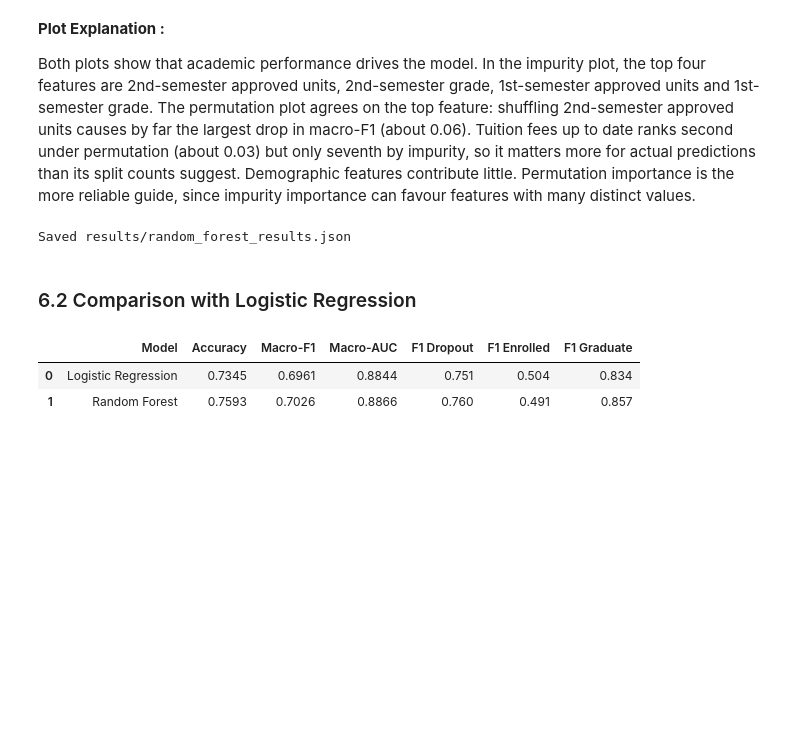
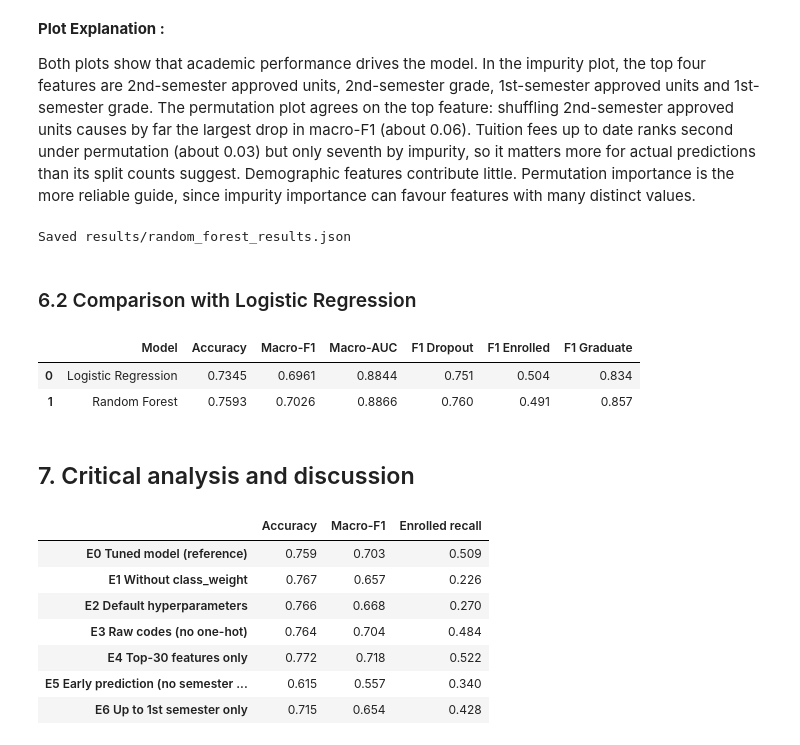
Before and after one commit to LoshithaAI/ML-Assignment, a Jupyter notebook: notebooks/random_forest.ipynb, the cells around one changed output. Drawn from its saved outputs; the diff is of its cells as text; code cells hidden in the pictures; blank space fills up the shorter version.

Commit message:
Critical analysis and discussion

```diff
--- a/notebooks/random_forest.ipynb
+++ b/notebooks/random_forest.ipynb
@@ -587,3 +587,55 @@ pd.DataFrame(rows)
 |  | Model | Accuracy | Macro-F1 | Macro-AUC | F1 Dropout | F1 Enrolled | F1 Graduate |
 | 0 | Logistic Regression | 0.7345 | 0.6961 | 0.8844 | 0.751 | 0.504 | 0.834 |
 | 1 | Random Forest | 0.7593 | 0.7026 | 0.8866 | 0.760 | 0.491 | 0.857 |
+# %% [markdown]
+## 7. Critical analysis and discussion
+# %%
+#Improvement experiments
+tuned = dict(search.best_params_)
+experiments = {}
+
+def evaluate(name, params, Xtr, Xte):
+    m = RandomForestClassifier(**{**params, "random_state": RANDOM_STATE, "n_jobs": -1}).fit(Xtr, y_train)
+    p = m.predict(Xte)
+    experiments[name] = {"Accuracy": accuracy_score(y_test, p),
+                         "Macro-F1": f1_score(y_test, p, average="macro"),
+                         "Enrolled recall": recall_score(y_test, p, labels=["Enrolled"], average=None)[0]}
+    return m
+
+# E0: tuned model (reference)
+evaluate("E0 Tuned model (reference)", tuned, X_train, X_test)
+
+# E1: no class weights
+evaluate("E1 Without class_weight", {**tuned, "class_weight": None}, X_train, X_test)
+
+# E2: default hyperparameters (what tuning changed)
+evaluate("E2 Default hyperparameters", {}, X_train, X_test)
+
+# E3: raw integer codes instead of one-hot (trees can split on codes directly)
+X_raw = df.drop(columns="Target")
+Xr_train, Xr_test, _, _ = train_test_split(X_raw, y, test_size=0.2, stratify=y, random_state=RANDOM_STATE)
+evaluate("E3 Raw codes (no one-hot)", tuned, Xr_train, Xr_test)
+
+# E4: feature selection - keep only the 30 most important features
+top30 = list(imp.head(30).index)
+evaluate("E4 Top-30 features only", tuned, X_train[top30], X_test[top30])
+
+# E5: EARLY prediction - remove all 1st/2nd-semester performance features
+early_cols = [c for c in X_train.columns if not c.startswith("Curricular units")]
+evaluate("E5 Early prediction (no semester data)", tuned, X_train[early_cols], X_test[early_cols])
+
+# E6: only information up to the 1st semester
+sem1_cols = [c for c in X_train.columns if not c.startswith("Curricular units 2nd sem")]
+evaluate("E6 Up to 1st semester only", tuned, X_train[sem1_cols], X_test[sem1_cols])
+
+exp_table = pd.DataFrame(experiments).T.round(3)
+exp_table
+# %% [output]
+|  | Accuracy | Macro-F1 | Enrolled recall |
+| E0 Tuned model (reference) | 0.759 | 0.703 | 0.509 |
+| E1 Without class_weight | 0.767 | 0.657 | 0.226 |
+| E2 Default hyperparameters | 0.766 | 0.668 | 0.270 |
+| E3 Raw codes (no one-hot) | 0.764 | 0.704 | 0.484 |
+| E4 Top-30 features only | 0.772 | 0.718 | 0.522 |
+| E5 Early prediction (no semester ... | 0.615 | 0.557 | 0.340 |
+| E6 Up to 1st semester only | 0.715 | 0.654 | 0.428 |
```
Also changed, not shown: parts of 8 cells of this notebook.
